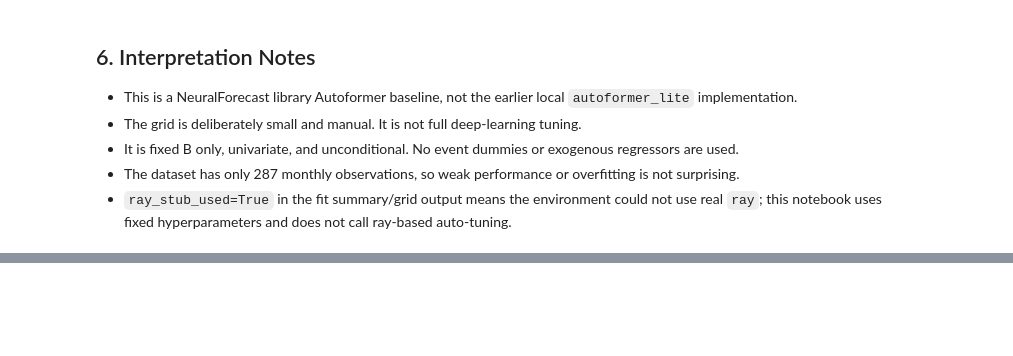
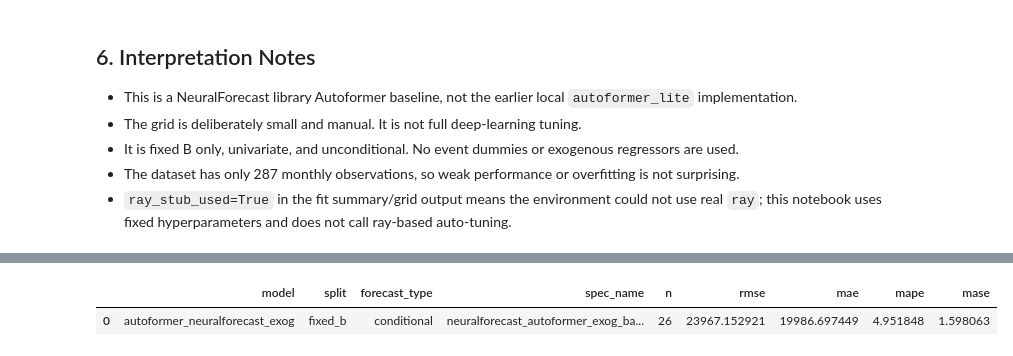
Before and after one commit to Fuga420/Transport_amount_project, a Jupyter notebook: notebooks/forecasting/09_autoformer_neuralforecast.ipynb, the cells around one changed output, grey strips where cells are left out. Cells and saved outputs as stored; diff of their text form; code cells hidden in the pictures; blank space fills up the shorter version.

```diff
--- a/notebooks/forecasting/09_autoformer_neuralforecast.ipynb
+++ b/notebooks/forecasting/09_autoformer_neuralforecast.ipynb
@@ -352,0 +412,89 @@ display(comparison)
+# %%
+exog_status = "failed"
+exog_error = ""
+exog_bundle = None
+exog_forecast_df = None
+exog_metrics_df = None
+
+try:
+    exog_bundle = fit_autoformer_neuralforecast_exog(
+        train=train,
+        exog_train=exog_train_selected,
+        used_exog_columns=used_exog_columns,
+        target_col="y",
+        horizon=len(test),
+        input_size=24,
+        hidden_size=32,
+        n_head=2,
+        encoder_layers=1,
+        decoder_layers=1,
+        conv_hidden_size=32,
+        moving_avg_window=13,
+        max_steps=200,
+        random_seed=42,
+    )
+    exog_forecast_df = forecast_autoformer_neuralforecast_exog(
+        exog_bundle,
+        test,
+        exog_test_selected,
+        split="fixed_b",
+    )
+    exog_metrics_df = evaluate_forecasts(exog_forecast_df, y_train=train["number_parcels"])
+    exog_status = "success"
+except Exception as exc:  # record failure for the notebook output
+    exog_error = f"{type(exc).__name__}: {exc}"
+
+if exog_bundle is not None:
+    exog_fit_row = {
+        "model": EXOG_MODEL_NAME,
+        "split": "fixed_b",
+        "forecast_type": "conditional",
+        "information_set": "conditional_exog_known",
+        "spec_name": EXOG_SPEC_NAME,
+        "used_exog_columns": ",".join(used_exog_columns),
+        "input_size": exog_bundle.config["input_size"],
+        "hidden_size": exog_bundle.config["hidden_size"],
+        "max_steps": exog_bundle.config["max_steps"],
+        "n_head": exog_bundle.config["n_head"],
+        "encoder_layers": exog_bundle.config["encoder_layers"],
+        "decoder_layers": exog_bundle.config["decoder_layers"],
+        "moving_avg_window": exog_bundle.config["moving_avg_window"],
+        "random_seed": exog_bundle.config["random_seed"],
+        "neuralforecast_version": exog_bundle.versions.get("neuralforecast"),
+        "torch_version": exog_bundle.versions.get("torch"),
+        "ray_stub_used": exog_bundle.versions.get("ray_stub_used"),
+        "training_time_seconds": exog_bundle.train_seconds,
+        "status": exog_status,
+        "error": exog_error,
+    }
+else:
+    exog_fit_row = {
+        "model": EXOG_MODEL_NAME,
+        "split": "fixed_b",
+        "forecast_type": "conditional",
+        "information_set": "conditional_exog_known",
+        "spec_name": EXOG_SPEC_NAME,
+        "used_exog_columns": ",".join(used_exog_columns),
+        "input_size": 24,
+        "hidden_size": 32,
+        "max_steps": 200,
+        "n_head": 2,
+        "encoder_layers": 1,
+        "decoder_layers": 1,
+        "moving_avg_window": 13,
+        "random_seed": 42,
+        "neuralforecast_version": None,
+        "torch_version": None,
+        "ray_stub_used": None,
+        "training_time_seconds": np.nan,
+        "status": exog_status,
+        "error": exog_error,
+    }
+
+exog_fit_summary = pd.DataFrame([exog_fit_row])
+display(exog_fit_summary.T.rename(columns={0: "value"}))
+if exog_metrics_df is not None:
+    display(exog_metrics_df)
+else:
+    print("Autoformer NeuralForecast exog failed:", exog_error)
+# %% [output]
@@ -352,0 +526,2 @@ display(comparison)
+|  | model | split | forecast_type | spec_name | n | rmse | mae | mape | mase |
+| 0 | autoformer_neuralforecast_exog | fixed_b | conditional | neuralforecast_autoformer_exog_ba... | 26 | 23967.152921 | 19986.697449 | 4.951848 | 1.598063 |
```
Also changed, not shown: parts of 10 cells of this notebook, 5 other files.
